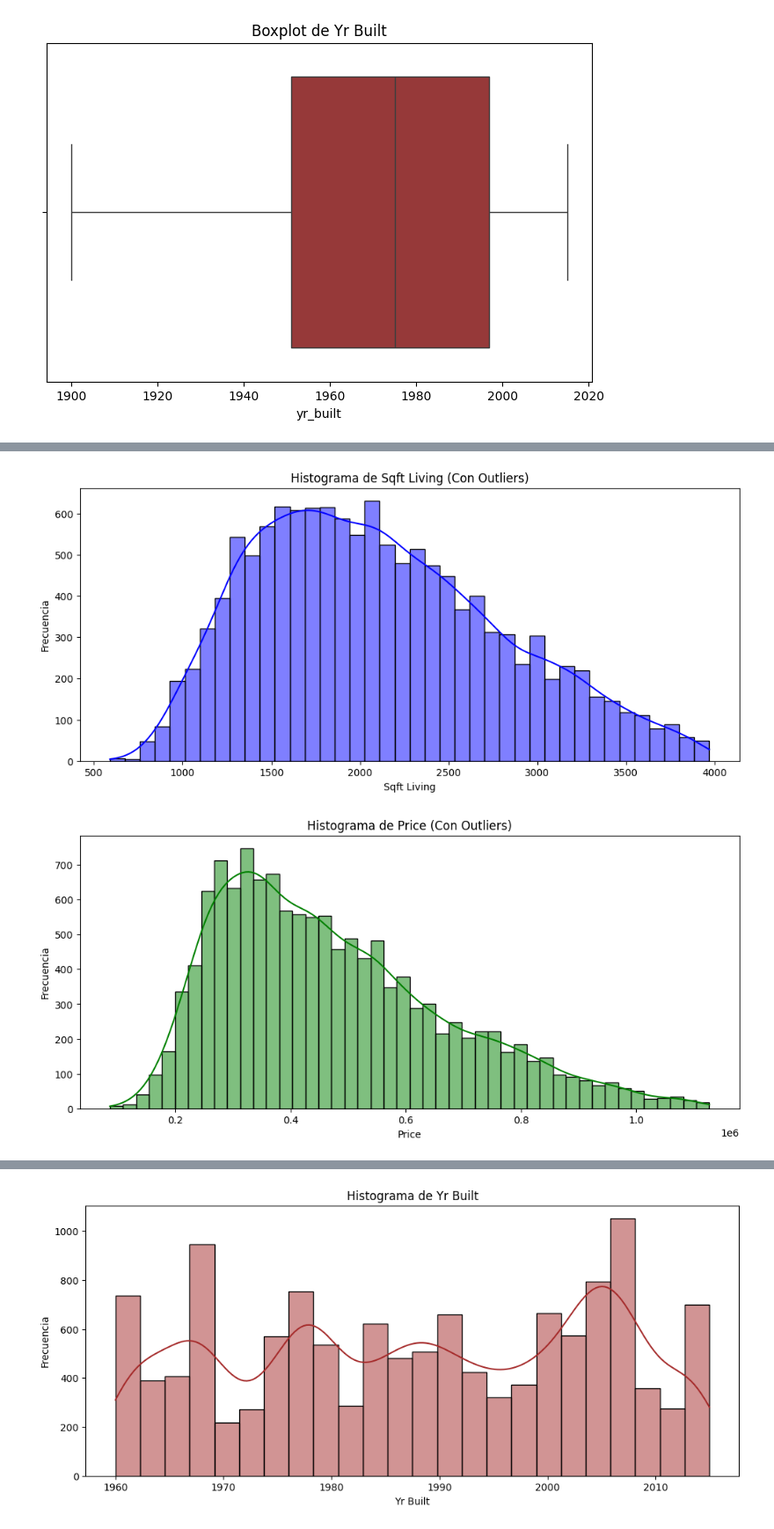
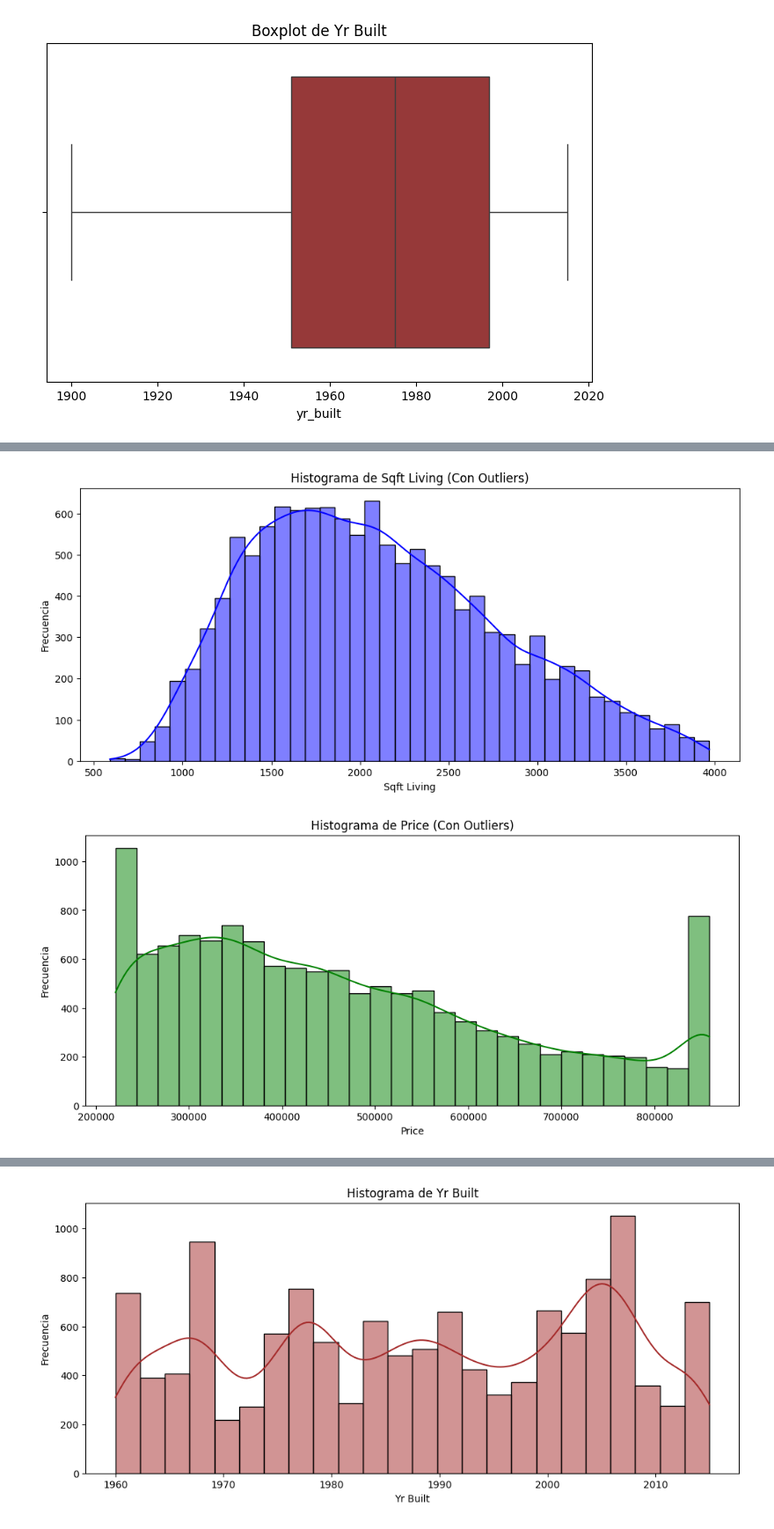
Before and after one commit to OmarDekGil/Proyecto_ML, a Jupyter notebook: Dataset_rlm.ipynb, the cells around one changed output, grey strips where cells are left out. Shown at 88% size. Cells and saved outputs as stored; diff of their text form; code cells hidden in the pictures.

```diff
--- a/Dataset_rlm.ipynb
+++ b/Dataset_rlm.ipynb
@@ -168,35 +202,35 @@ plt.ylabel("Frecuencia")
 plt.show()
 
 plt.figure(figsize=(12, 5))
-sns.histplot(data["price"], kde=True, color="green")
+sns.histplot(data["price_w"], kde=True, color="green")
 plt.title("Histograma de Price (Con Outliers)")
 plt.xlabel("Price")
 plt.ylabel("Frecuencia")
 plt.show()
 
 # Crear boxplots para visualizar posibles valores extremos
 plt.figure(figsize=(8, 5))
 sns.boxplot(x=data["sqft_living"], color="blue")
 plt.title("Boxplot de Sqft Living (Con Outliers)")
 plt.show()
 
 plt.figure(figsize=(8, 5))
-sns.boxplot(x=data["price"], color="green")
+sns.boxplot(x=data["price_w"], color="green")
 plt.title("Boxplot de Price (Sin Outliers)")
 plt.show()
 
 plt.figure(figsize=(12, 5))
 sns.histplot(data["yr_built"], kde=True, color="brown")
 plt.title("Histograma de Yr Built")
 plt.xlabel("Yr Built")
 plt.ylabel("Frecuencia")
 plt.show()
 
 plt.figure(figsize=(8, 5))
 sns.boxplot(x=data["yr_built"], color="brown")
 plt.title("Boxplot de Yr Built")
 plt.show()
 # %% [output]
 [figure]
-[figure, old version]
+[figure, new version]
 [figure]
```
Also changed, not shown: parts of 20 cells of this notebook.
